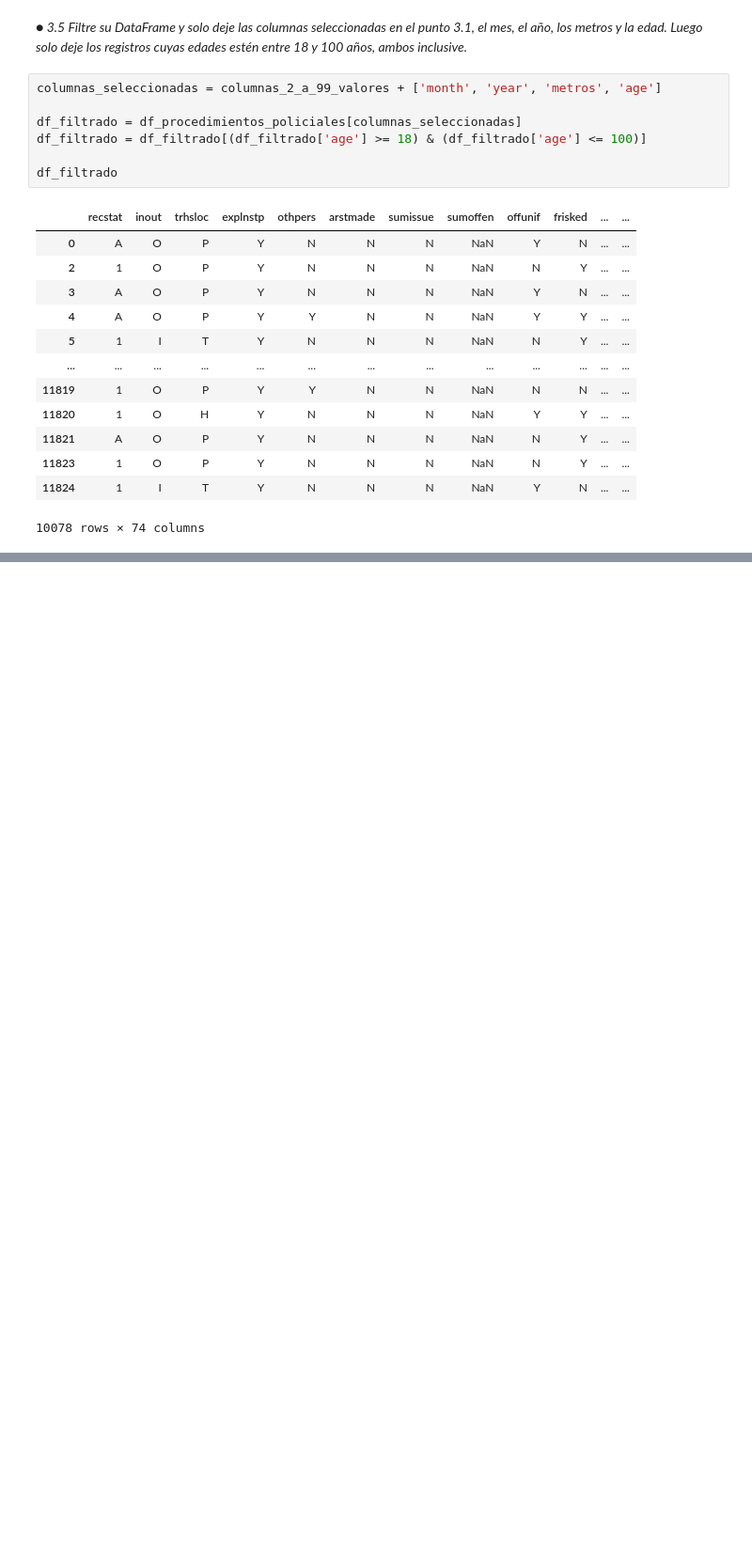
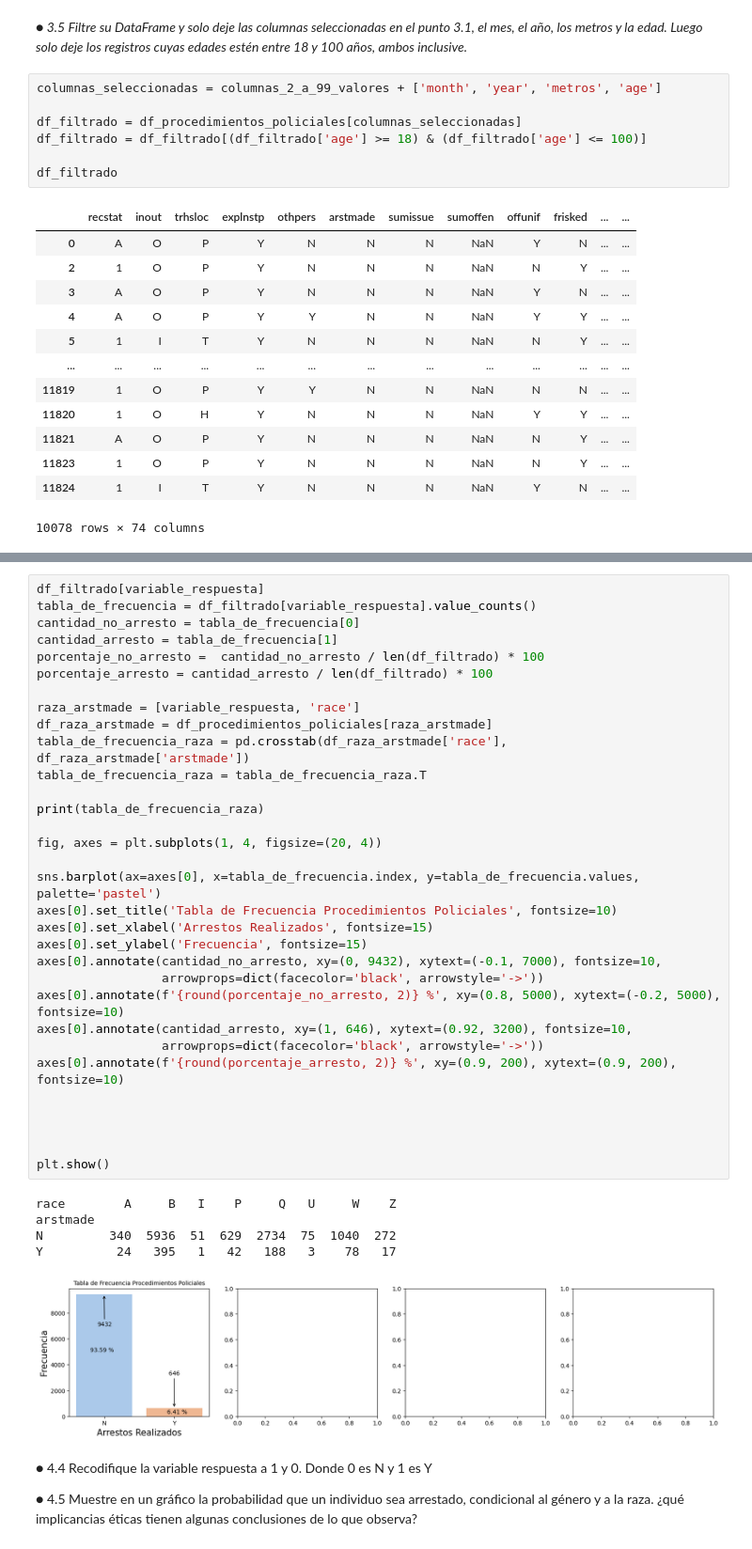
Before and after one commit to fidebravo/Modulo5, a Jupyter notebook: Modulo5_Sprint.ipynb, the cells around one changed output, grey strips where cells are left out. Shown at 94% size. Cells and saved outputs as stored; diff of their text form; blank space fills up the shorter version.

```diff
--- a/Modulo5_Sprint.ipynb
+++ b/Modulo5_Sprint.ipynb
@@ -485,0 +477,42 @@ tabla_de_frecuencia.plot(kind='bar', color='skyblue', figsize=(8, 6), title='Tab
+# %%
+df_filtrado[variable_respuesta]
+tabla_de_frecuencia = df_filtrado[variable_respuesta].value_counts()
+cantidad_no_arresto = tabla_de_frecuencia[0]
+cantidad_arresto = tabla_de_frecuencia[1]
+porcentaje_no_arresto =  cantidad_no_arresto / len(df_filtrado) * 100
+porcentaje_arresto = cantidad_arresto / len(df_filtrado) * 100
+
+raza_arstmade = [variable_respuesta, 'race']
+df_raza_arstmade = df_procedimientos_policiales[raza_arstmade]
+tabla_de_frecuencia_raza = pd.crosstab(df_raza_arstmade['race'], df_raza_arstmade['arstmade'])
+tabla_de_frecuencia_raza = tabla_de_frecuencia_raza.T
+
+print(tabla_de_frecuencia_raza)
+
+fig, axes = plt.subplots(1, 4, figsize=(20, 4))
+
+sns.barplot(ax=axes[0], x=tabla_de_frecuencia.index, y=tabla_de_frecuencia.values, palette='pastel')
+axes[0].set_title('Tabla de Frecuencia Procedimientos Policiales', fontsize=10)
+axes[0].set_xlabel('Arrestos Realizados', fontsize=15)
+axes[0].set_ylabel('Frecuencia', fontsize=15)
+axes[0].annotate(cantidad_no_arresto, xy=(0, 9432), xytext=(-0.1, 7000), fontsize=10,
+                 arrowprops=dict(facecolor='black', arrowstyle='->'))
+axes[0].annotate(f'{round(porcentaje_no_arresto, 2)} %', xy=(0.8, 5000), xytext=(-0.2, 5000), fontsize=10)
+axes[0].annotate(cantidad_arresto, xy=(1, 646), xytext=(0.92, 3200), fontsize=10,
+                 arrowprops=dict(facecolor='black', arrowstyle='->'))
+axes[0].annotate(f'{round(porcentaje_arresto, 2)} %', xy=(0.9, 200), xytext=(0.9, 200), fontsize=10)
+
+
+
+
+plt.show()
+# %% [output]
+race        A     B   I    P     Q   U     W    Z
+arstmade
+N         340  5936  51  629  2734  75  1040  272
+Y          24   395   1   42   188   3    78   17
+[figure, added]
+# %% [markdown]
+● 4.4 Recodifique la variable respuesta a 1 y 0. Donde 0 es N y 1 es Y
+
+● 4.5 Muestre en un gráfico la probabilidad que un individuo sea arrestado, condicional al género y a la raza. ¿qué implicancias éticas tienen algunas conclusiones de lo que observa?
```
Also changed, not shown: parts of 3 cells of this notebook.
